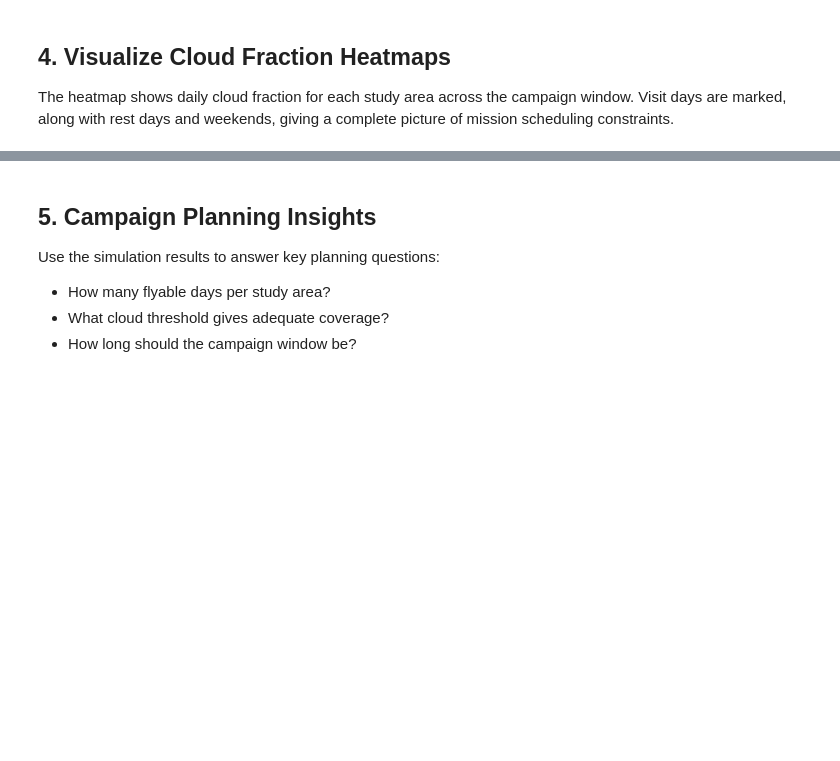
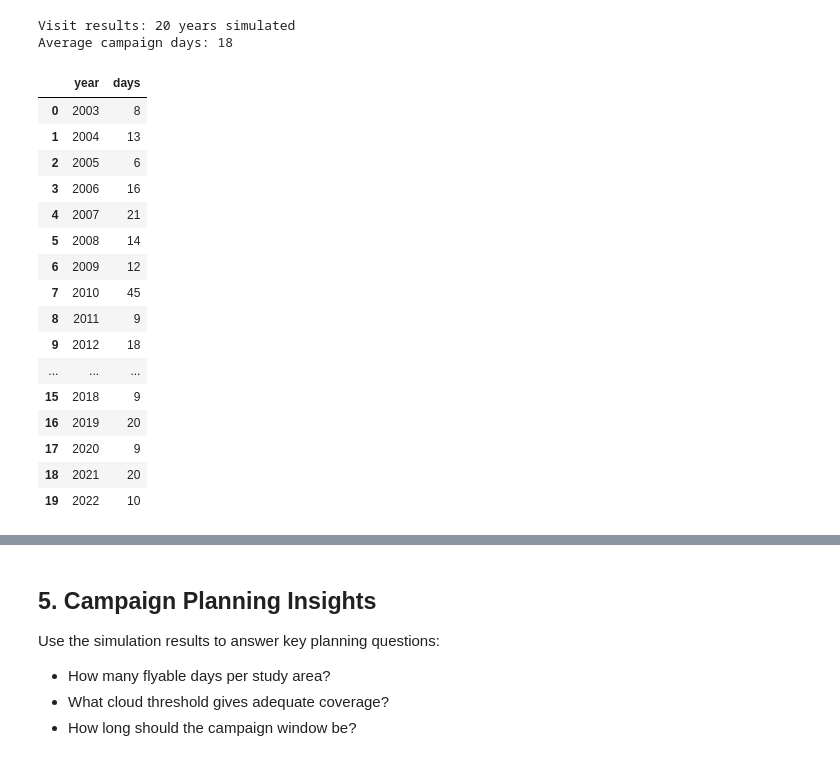
Before and after one commit to ryanpavlick/hyplan, a Jupyter notebook: notebooks/cloud_analysis.ipynb, the cells around one changed output, grey strips where cells are left out. Saved outputs shown, nothing was run; the diff lists cells and outputs as text; code cells hidden in the pictures; blank space fills up the shorter version.

```diff
--- a/notebooks/cloud_analysis.ipynb
+++ b/notebooks/cloud_analysis.ipynb
@@ -92,26 +122,39 @@ is "visited" (imaged). The simulation respects:
 # %%
 # Simulate visits for February-March window
 day_start = 30
 day_stop = 74
 
 visit_days_df, visit_tracker, rest_days = simulate_visits(
     cloud_data_df,
     day_start=day_start,
     day_stop=day_stop,
     year_start=2003,
     year_stop=2022,
     cloud_fraction_threshold=0.25,  # Max 25% cloud cover
-    rest_day_threshold=5,           # Rest after 2 consecutive flight days
+    rest_day_threshold=5,           # Rest after 5 consecutive flight days
     exclude_weekends=True,          # No flights on weekends
-    debug=True,
 )
 
-print(f"\nVisit results:")
-print(f"  Shape: {visit_days_df.shape}")
-visit_days_df.head()
+print(f"Visit results: {len(visit_days_df)} years simulated")
+print(f"Average campaign days: {visit_days_df['days'].mean():.0f}")
+visit_days_df
+# %% [output]
+Visit results: 20 years simulated
+Average campaign days: 18
+|  | year | days |
+| 0 | 2003 | 8 |
+| 1 | 2004 | 13 |
+| 2 | 2005 | 6 |
+| 3 | 2006 | 16 |
+| 4 | 2007 | 21 |
+| 5 | 2008 | 14 |
+| 6 | 2009 | 12 |
+| 7 | 2010 | 45 |
+| 8 | 2011 | 9 |
+| 9 | 2012 | 18 |
+| ... | ... | ... |
+| 15 | 2018 | 9 |
+| 16 | 2019 | 20 |
+| 17 | 2020 | 9 |
+| 18 | 2021 | 20 |
+| 19 | 2022 | 10 |
-# %% [markdown]
-## 4. Visualize Cloud Fraction Heatmaps
-
-The heatmap shows daily cloud fraction for each study area across the
-campaign window. Visit days are marked, along with rest days and
-weekends, giving a complete picture of mission scheduling constraints.
```
Also changed, not shown: parts of 17 cells of this notebook, 4 other files.
